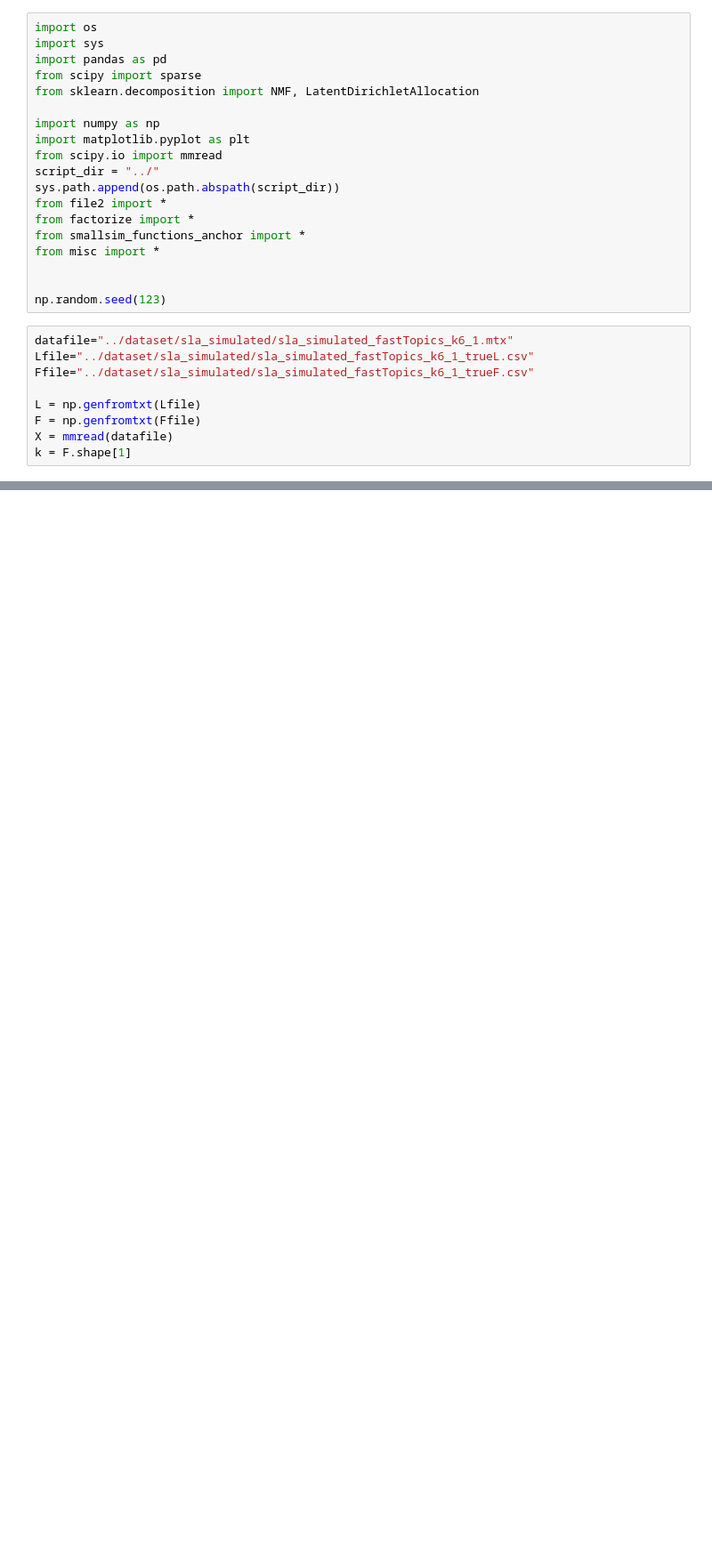
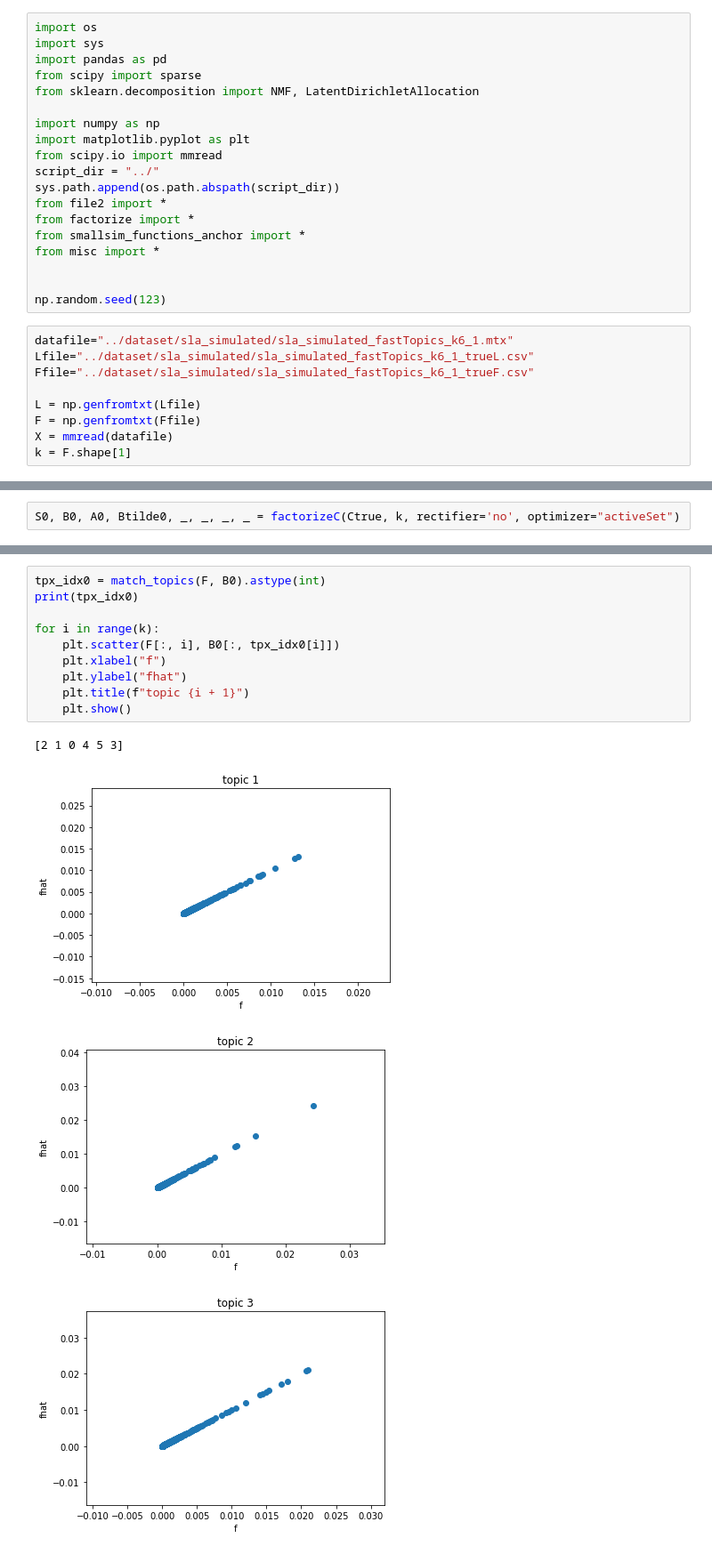
Before and after one commit to zihao12/pyJSMF-RAW, a Jupyter notebook: experiments/sla_multinomial1.ipynb, the cells around one changed output, grey strips where cells are left out. Shown at 89% size. Saved outputs shown, nothing was run; the diff lists cells and outputs as text; blank space fills up the shorter version.

```diff
--- a/experiments/sla_multinomial1.ipynb
+++ b/experiments/sla_multinomial1.ipynb
@@ -252,0 +114,2 @@ for i in range(k):
+# %%
+S0, B0, A0, Btilde0, _, _, _, _ = factorizeC(Ctrue, k, rectifier='no', optimizer="activeSet")
@@ -252,0 +134,15 @@ for i in range(k):
+# %%
+tpx_idx0 = match_topics(F, B0).astype(int)
+print(tpx_idx0)
+
+for i in range(k):
+    plt.scatter(F[:, i], B0[:, tpx_idx0[i]])
+    plt.xlabel("f")
+    plt.ylabel("fhat")
+    plt.title(f"topic {i + 1}")
+    plt.show()
+# %% [output]
+[2 1 0 4 5 3]
+[figure, added]
+[figure, added]
+[figure, added]
```
Also changed, not shown: parts of 66 cells of this notebook.
